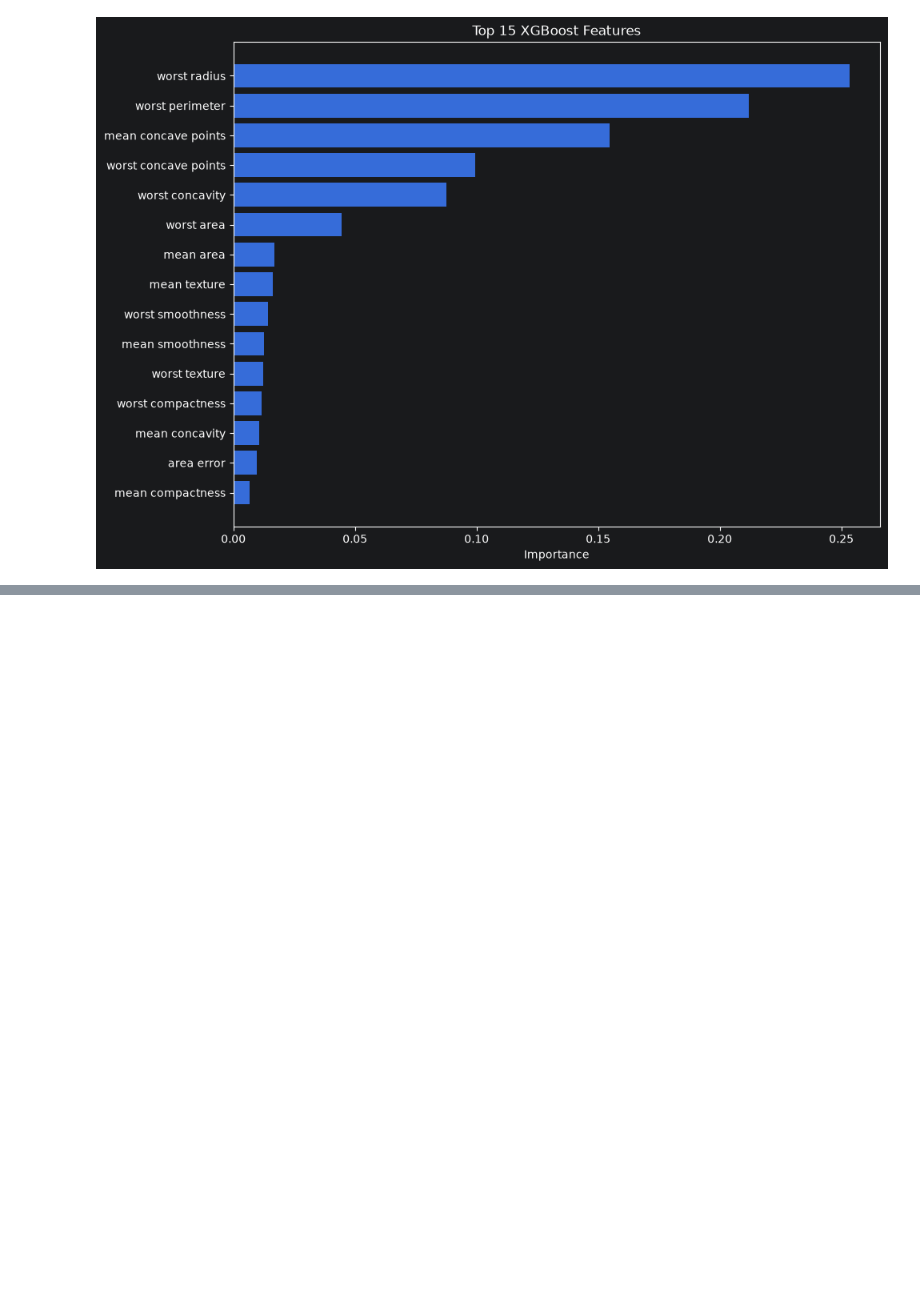
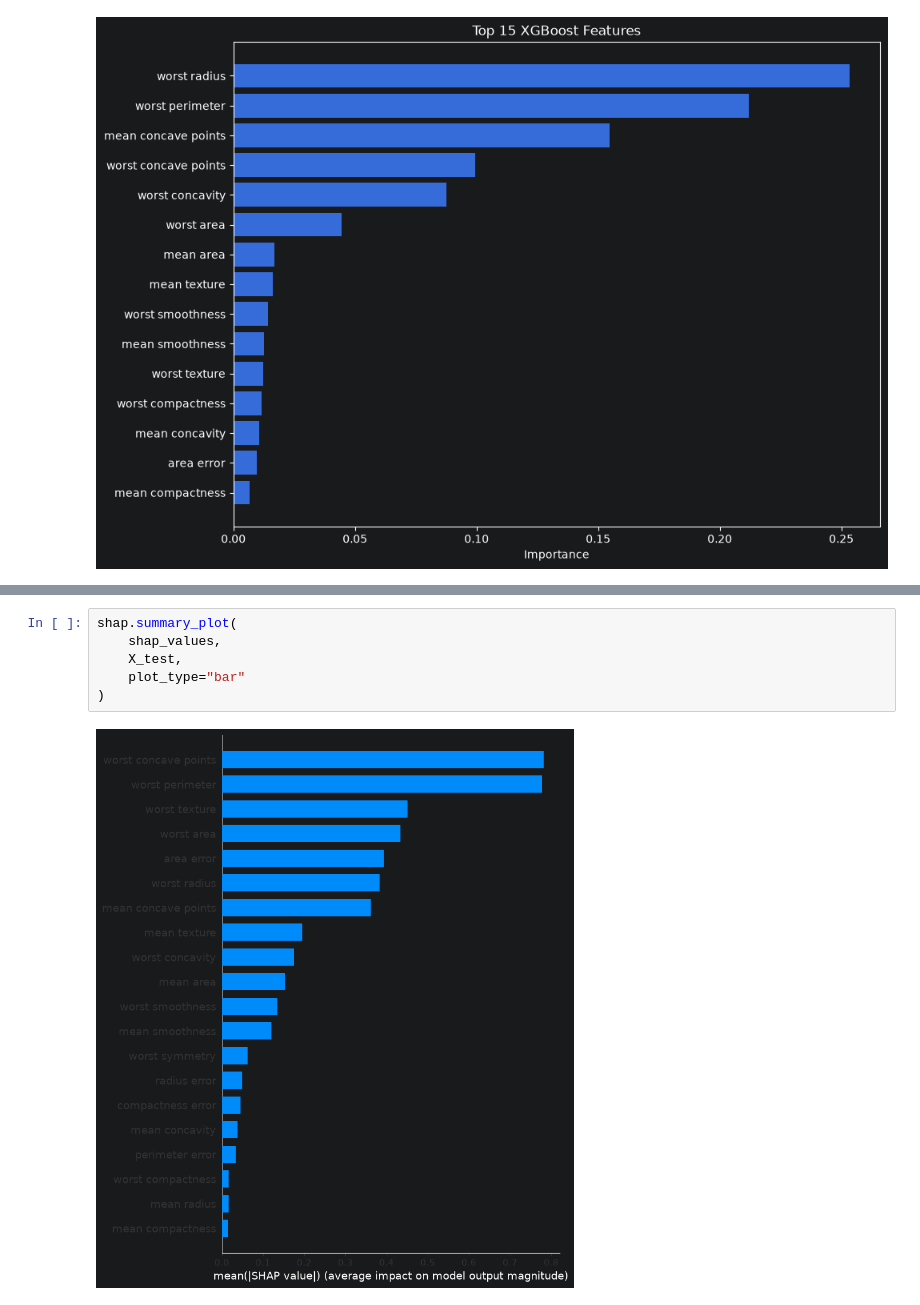
Before and after one commit to MUHAMMADZARYABKHAN-21/new.py, a Jupyter notebook: SCIKIT/Lesson24XGBOOSTProject_RealWorldWorkflow.ipynb, the cells around one changed output, grey strips where cells are left out. Drawn from its saved outputs; the diff is of its cells as text; blank space fills up the shorter version.

```diff
--- a/SCIKIT/Lesson24XGBOOSTProject_RealWorldWorkflow.ipynb
+++ b/SCIKIT/Lesson24XGBOOSTProject_RealWorldWorkflow.ipynb
@@ -442,0 +851,8 @@ plt.show()
+# %%
+shap.summary_plot(
+    shap_values,
+    X_test,
+    plot_type="bar"
+)
+# %% [output]
+[figure, added]
```
Also changed, not shown: parts of 26 cells of this notebook.
